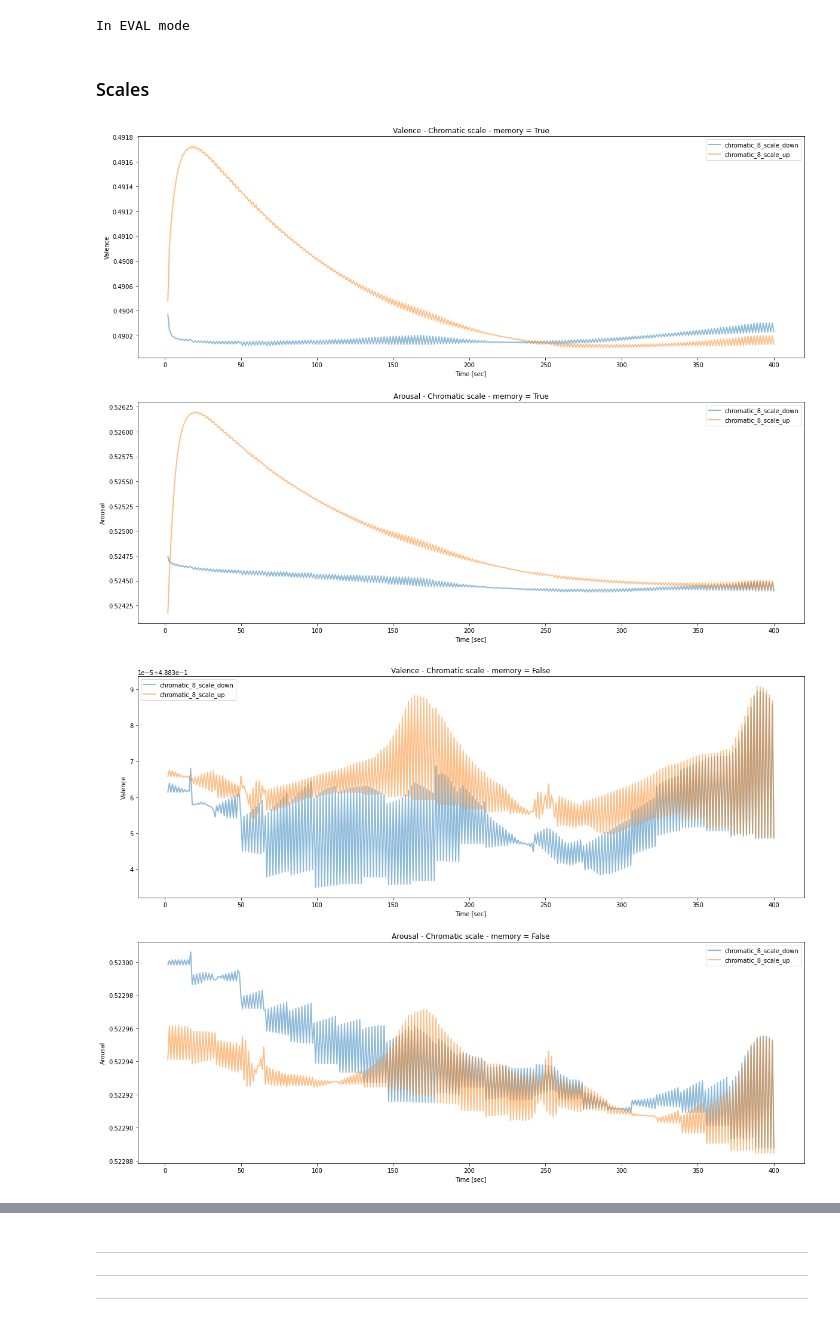
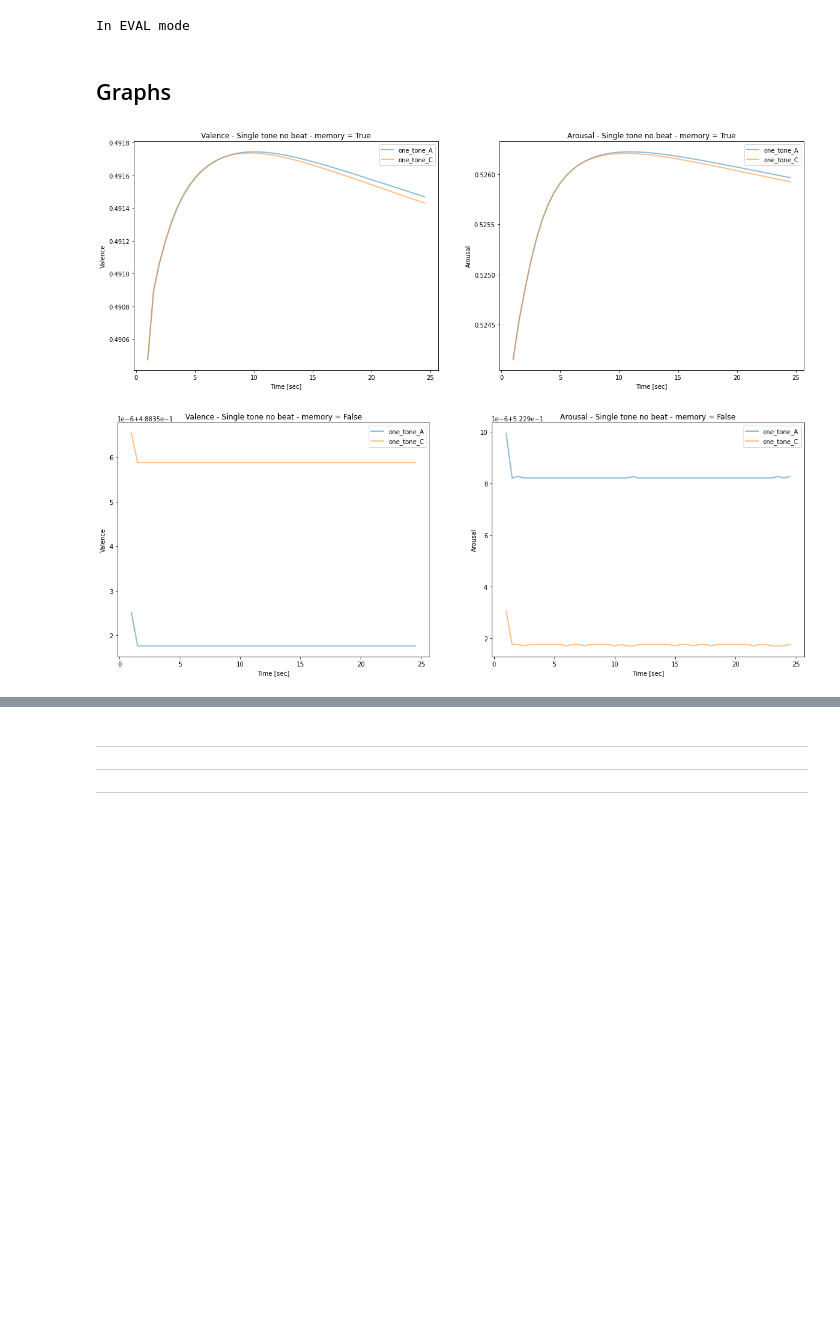
Before and after one commit to amityungman/aimpathy, a Jupyter notebook: LSTMCNN.ipynb, the cells around one changed output, grey strips where cells are left out. Cells and saved outputs as stored; diff of their text form; code cells hidden in the pictures; blank space fills up the shorter version.

```diff
--- a/LSTMCNN.ipynb
+++ b/LSTMCNN.ipynb
@@ -378,7 +382,7 @@ def note_to_freq(note, concert_A=440.0):
 # %%
 def plot_thayer_model(valence_values, arousal_values, title, line_labels, x_values = None, x_label = None):
     x_label = x_label if x_label else 'Time [sec]'
-    fig, axes = plt.subplot_mosaic("A;B", figsize=(20, 15))
+    fig, axes = plt.subplot_mosaic("AB", figsize=(20, 7))
     ax_valence, ax_arousal = axes.values()
     ax_valence.set_title(f'Valence - {title}')
     ax_valence.set_xlabel(x_label)
@@ -386,7 +390,7 @@ def plot_thayer_model(valence_values, arousal_values, title, line_labels, x_valu
 #     ax_valence.set_ylim(0, 1)
 #     ax_valence.set_xlim(0, 1)
     for ind, valence_value in enumerate(valence_values):
-        x_values = list(range(len(valence_value))) if not x_values else x_values
+        x_values = [x/2 for x in range(len(valence_value))] if not x_values else x_values
         valence_line, = ax_valence.plot(x_values, valence_value, '-', lw=2, alpha=0.5)
         valence_line.set_label(line_labels[ind])
 
@@ -398,15 +402,36 @@ def plot_thayer_model(valence_values, arousal_values, title, line_labels, x_valu
 #     ax_arousal.set_ylim(0, 1)
 #     ax_arousal.set_xlim(0, 1)
     for ind, arousal_value in enumerate(arousal_values):
-        x_values = list(range(len(arousal_value))) if not x_values else x_values
+        x_values = [x/2 for x in range(len(arousal_value))] if not x_values else x_values
         arousal_line, = ax_arousal.plot(x_values, arousal_value, '-', lw=2, alpha=0.5)
         arousal_line.set_label(line_labels[ind])
 
     ax_arousal.legend()
+# %%
+def plot_files(files_list: list, title: str):
+    results = dict()
+
+    for test_file in files_list:
+        results[test_file] = dict()
+        for use_memory in [True, False]:
+            spectrograms = get_spectograms(f"{test_file}.wav")
+            valence_values, arousal_values = test_spectrograms(spectrograms, use_memory=use_memory)
+            results[test_file][use_memory] = (valence_values, arousal_values)
+
+    full_length = max([len(v[True][1]) for k, v in results.items()])
+
+    for use_memory in [True, False]:
+        all_results = [(file_name, results[use_memory][0], results[use_memory][1]) for file_name, results in results.items()]
+        plot_thayer_model([v[1] + [None]*(full_length - len(v[1])) for v in all_results],
+                          [v[2] + [None]*(full_length - len(v[2])) for v in all_results],
+                          f"{title} - memory = {str(use_memory)}",
+                          [v[0] for v in all_results])
+
+        plt.savefig(f"{title} - memory {use_memory}.png")
 # %%
 model_c.eval().cuda()
 print("In EVAL mode")
 # %% [output]
 In EVAL mode
 # %% [markdown]
-### Scales
+## Graphs
@@ -434,13 +438,5 @@ for test_file in scale_up_files:
-# %%
-full_length = max([len(v[True][1]) for k, v in scale_down_results.items()])
-
-for use_memory in [True, False]:
-    all_results = [(file_name, results[use_memory][0], results[use_memory][1]) for file_name, results in scale_down_results.items()]
-    all_results += [(file_name, results[use_memory][0], results[use_memory][1]) for file_name, results in scale_up_results.items()]
-    plot_thayer_model([v[1] + [None]*(full_length - len(v[1])) for v in all_results],
-                      [v[2] + [None]*(full_length - len(v[2])) for v in all_results],
-                      f"Chromatic scale - memory = {str(use_memory)}",
-                      [v[0] for v in all_results])
-# %% [output]
-[figure, removed]
-[figure, removed]
+# %%
+plot_files(["one_tone_A", "one_tone_C"], "Single tone no beat")
+# %% [output]
+[figure, added]
+[figure, added]
```
Also changed, not shown: parts of 10 cells of this notebook, 3 other files.
